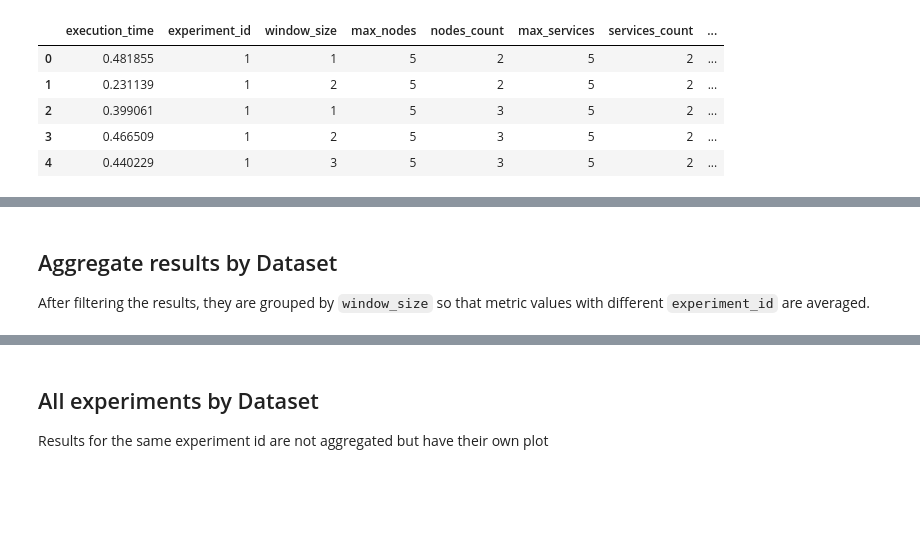
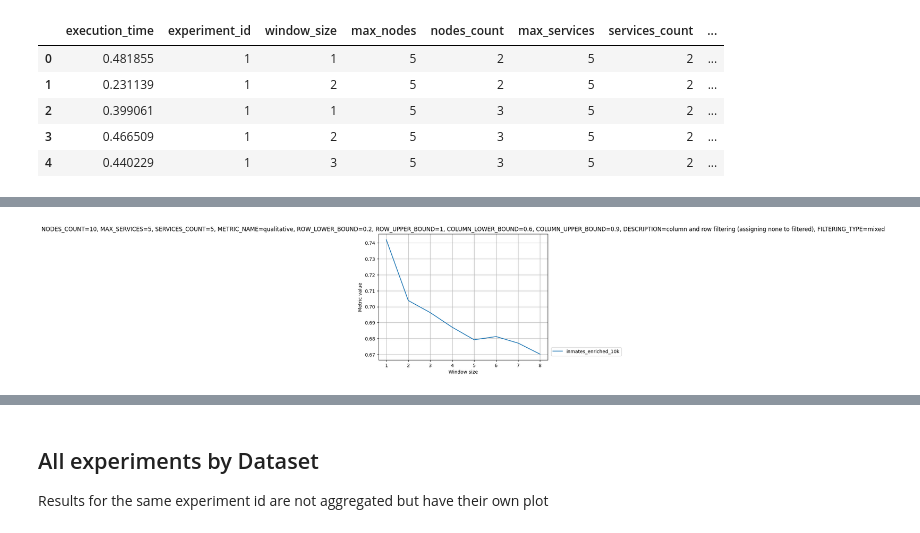
Before and after one commit to SESARLab/data-quality-simulator, a Jupyter notebook: notebooks/aggregate.ipynb, the cells around one changed output, grey strips where cells are left out. Saved outputs shown, nothing was run; the diff lists cells and outputs as text; code cells hidden in the pictures; blank space fills up the shorter version.

```diff
--- a/notebooks/aggregate.ipynb
+++ b/notebooks/aggregate.ipynb
@@ -56,12 +64,11 @@ def apply_filters_to_dataset(df, filters):
     compound_condition = functools.reduce(operator.and_, map(lambda filter: filter(df), filters))
     return df[compound_condition]
 # %%
-# dataset_results = apply_filters_to_dataset(results, results_filters + [lambda df: df['filtering_type'] == dataset]) \
-agg_results_per_filtertype = {}
-for filter_type in filtering_types:
-    dataset_results = apply_filters_to_dataset(results, results_filters + [lambda df: df['filtering_type'] == filter_type]) \
+agg_results = {}
+for prop_value in prop_values:
+    filtered_results = apply_filters_to_dataset(results, results_filters + [lambda df: df[COMPARE_PROP] == prop_value]) \
         .groupby(['window_size'])[['metric_value']].mean() \
         .sort_values(by=['window_size', 'metric_value'])
 
-    display(dataset_results)
-    agg_results_per_filtertype[filter_type] = dataset_results
+    display(filtered_results)
+    agg_results[prop_value] = filtered_results
@@ -68,35 +96,23 @@ for filter_type in filtering_types:
 # %%
 import matplotlib.pyplot as plt
 
 fig, ax = plt.subplots()
 # plt.figure(figsize=(10, 6))
 
-for filter_type, dresults in agg_results_per_filtertype.items():
-    ax.plot(dresults.index, dresults['metric_value'], label=filter_type)
+for prop_value, dresults in agg_results.items():
+    if len(dresults) == 0:
+        continue
+    ax.plot(dresults.index, dresults['metric_value'], label=prop_value)
     plt.xticks(dresults.index)
 
-title_props = {
-    'NODES_COUNT': NODES_COUNT,
-    'SERVICES_COUNT': SERVICES_COUNT,
-    'METRIC_NAME': METRIC_NAME,
-    'ROW_LOWER_BOUND': ROW_LOWER_BOUND,
-    'ROW_UPPER_BOUND': ROW_UPPER_BOUND,
-    'COLUMN_LOWER_BOUND': COLUMN_LOWER_BOUND,
-    'COLUMN_UPPER_BOUND': COLUMN_UPPER_BOUND,
-    'DATASET': DATASET,
-    'DESCRIPTION': DESCRIPTION
-}
-
-plot_title = ', '.join(map(lambda x: f'{x[0]}={x[1]}', title_props.items()))
+plot_title = ', '.join(map(lambda x: f'{x[0]}={x[1]}', params.items()))
 ax.set_title(plot_title)
 ax.set_xlabel('Window size')
 ax.set_ylabel('Metric value')
 ax.grid(True)
-ax.legend()
+ax.legend(bbox_to_anchor=(1.02, 0.1), loc='upper left', borderaxespad=0)
 
-plt.savefig('filter_type.svg')
+plt.savefig(f'agg_{COMPARE_PROP}.svg', bbox_inches = "tight")
 plt.show()
+# %% [output]
+[figure, added]
-# %% [markdown]
-## Aggregate results by Dataset
-
-After filtering the results, they are grouped by `window_size` so that metric values with different `experiment_id` are averaged.
```
Also changed, not shown: parts of 9 cells of this notebook, 3 other files.
